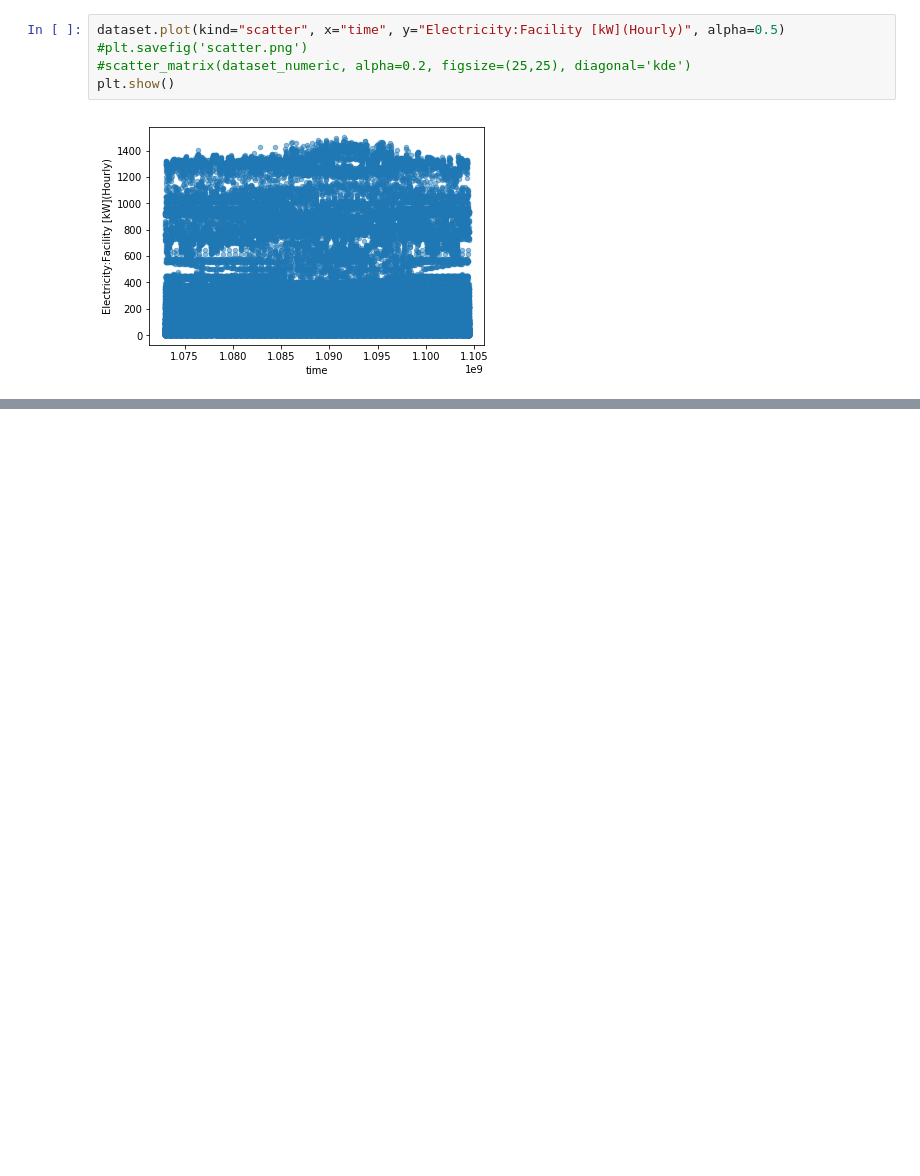
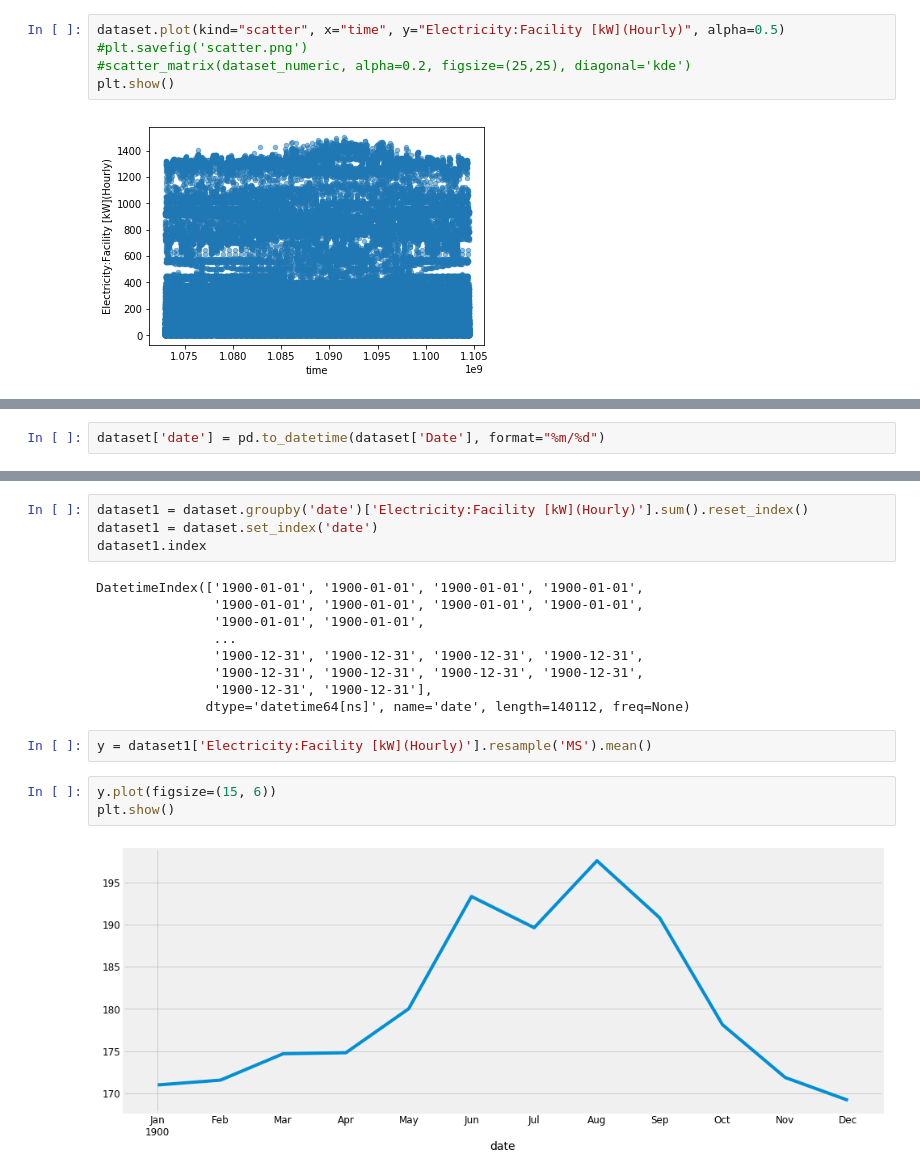
Before and after one commit to fagan2888/EnergyScience, a Jupyter notebook: EDA-Seattle.ipynb, the cells around one changed output, grey strips where cells are left out. Saved outputs shown, nothing was run; the diff lists cells and outputs as text; blank space fills up the shorter version.

```diff
--- a/EDA-Seattle.ipynb
+++ b/EDA-Seattle.ipynb
@@ -337,0 +326,2 @@ visualizer.poof()
+# %%
+dataset['date'] = pd.to_datetime(dataset['Date'], format="%m/%d")
@@ -337,0 +348,20 @@ visualizer.poof()
+# %%
+dataset1 = dataset.groupby('date')['Electricity:Facility [kW](Hourly)'].sum().reset_index()
+dataset1 = dataset.set_index('date')
+dataset1.index
+# %% [output]
+DatetimeIndex(['1900-01-01', '1900-01-01', '1900-01-01', '1900-01-01',
+               '1900-01-01', '1900-01-01', '1900-01-01', '1900-01-01',
+               '1900-01-01', '1900-01-01',
+               ...
+               '1900-12-31', '1900-12-31', '1900-12-31', '1900-12-31',
+               '1900-12-31', '1900-12-31', '1900-12-31', '1900-12-31',
+               '1900-12-31', '1900-12-31'],
+              dtype='datetime64[ns]', name='date', length=140112, freq=None)
+# %%
+y = dataset1['Electricity:Facility [kW](Hourly)'].resample('MS').mean()
+# %%
+y.plot(figsize=(15, 6))
+plt.show()
+# %% [output]
+[figure, added]
```
Also changed, not shown: parts of 11 cells of this notebook, 2 other files.
